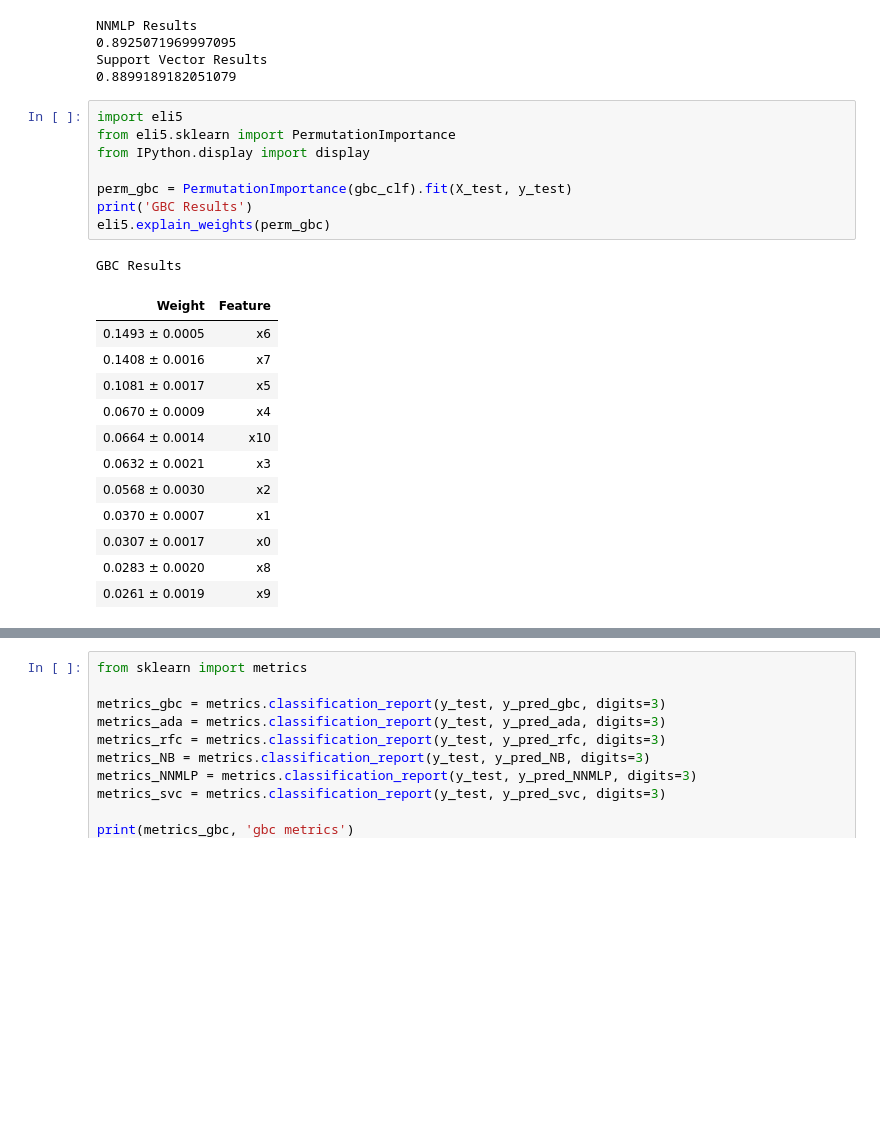
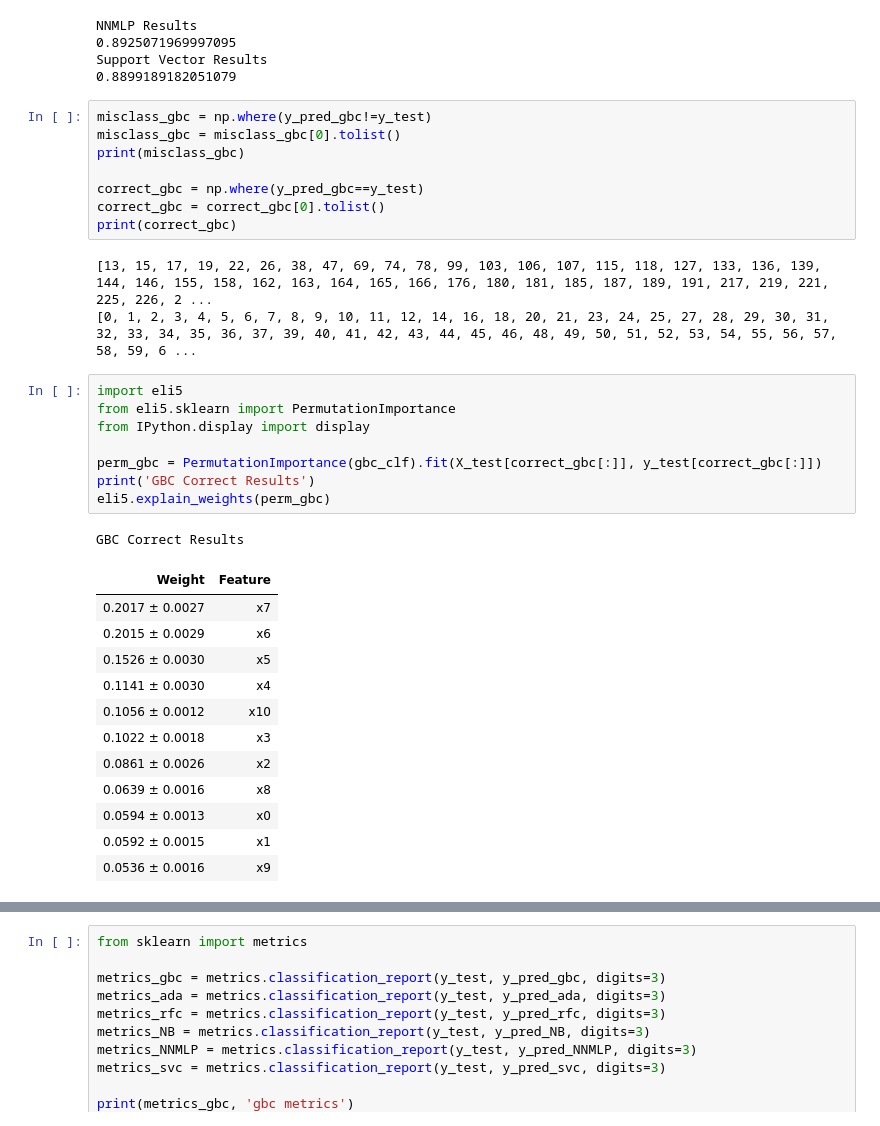
Before and after one commit to shouryaverma/cs_lvl4_project, a Jupyter notebook: code notebooks/sklearn_models.ipynb, the cells around one changed output, grey strips where cells are left out. Drawn from its saved outputs; the diff is of its cells as text; blank space fills up the shorter version.

```diff
--- a/code notebooks/sklearn_models.ipynb
+++ b/code notebooks/sklearn_models.ipynb
@@ -157,25 +157,36 @@ NNMLP Results
 0.8925071969997095
 Support Vector Results
 0.8899189182051079
+# %%
+misclass_gbc = np.where(y_pred_gbc!=y_test)
+misclass_gbc = misclass_gbc[0].tolist()
+print(misclass_gbc)
+
+correct_gbc = np.where(y_pred_gbc==y_test)
+correct_gbc = correct_gbc[0].tolist()
+print(correct_gbc)
+# %% [output]
+[13, 15, 17, 19, 22, 26, 38, 47, 69, 74, 78, 99, 103, 106, 107, 115, 118, 127, 133, 136, 139, 144, 146, 155, 158, 162, 163, 164, 165, 166, 176, 180, 181, 185, 187, 189, 191, 217, 219, 221, 225, 226, 2 ...
+[0, 1, 2, 3, 4, 5, 6, 7, 8, 9, 10, 11, 12, 14, 16, 18, 20, 21, 23, 24, 25, 27, 28, 29, 30, 31, 32, 33, 34, 35, 36, 37, 39, 40, 41, 42, 43, 44, 45, 46, 48, 49, 50, 51, 52, 53, 54, 55, 56, 57, 58, 59, 6 ...
 # %%
 import eli5
 from eli5.sklearn import PermutationImportance
 from IPython.display import display
 
-perm_gbc = PermutationImportance(gbc_clf).fit(X_test, y_test)
-print('GBC Results')
+perm_gbc = PermutationImportance(gbc_clf).fit(X_test[correct_gbc[:]], y_test[correct_gbc[:]])
+print('GBC Correct Results')
 eli5.explain_weights(perm_gbc)
 # %% [output]
-GBC Results
+GBC Correct Results
 | Weight | Feature |
-| 0.1493 ± 0.0005 | x6 |
-| 0.1408 ± 0.0016 | x7 |
-| 0.1081 ± 0.0017 | x5 |
-| 0.0670 ± 0.0009 | x4 |
-| 0.0664 ± 0.0014 | x10 |
-| 0.0632 ± 0.0021 | x3 |
-| 0.0568 ± 0.0030 | x2 |
-| 0.0370 ± 0.0007 | x1 |
-| 0.0307 ± 0.0017 | x0 |
-| 0.0283 ± 0.0020 | x8 |
-| 0.0261 ± 0.0019 | x9 |
+| 0.2017 ± 0.0027 | x7 |
+| 0.2015 ± 0.0029 | x6 |
+| 0.1526 ± 0.0030 | x5 |
+| 0.1141 ± 0.0030 | x4 |
+| 0.1056 ± 0.0012 | x10 |
+| 0.1022 ± 0.0018 | x3 |
+| 0.0861 ± 0.0026 | x2 |
+| 0.0639 ± 0.0016 | x8 |
+| 0.0594 ± 0.0013 | x0 |
+| 0.0592 ± 0.0015 | x1 |
+| 0.0536 ± 0.0016 | x9 |
```
Also changed, not shown: parts of 18 cells of this notebook, 2 other files.
